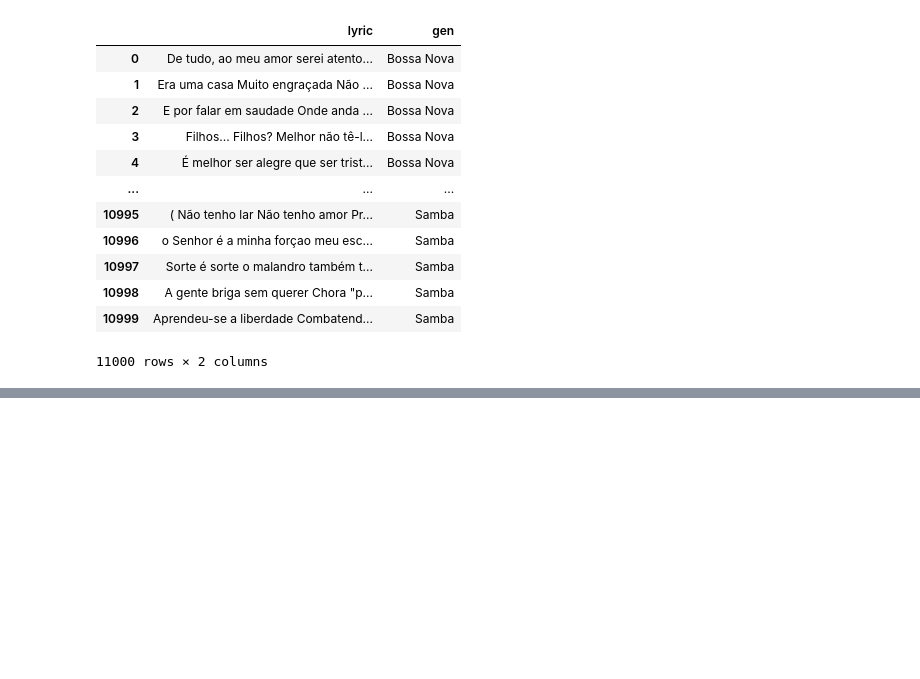
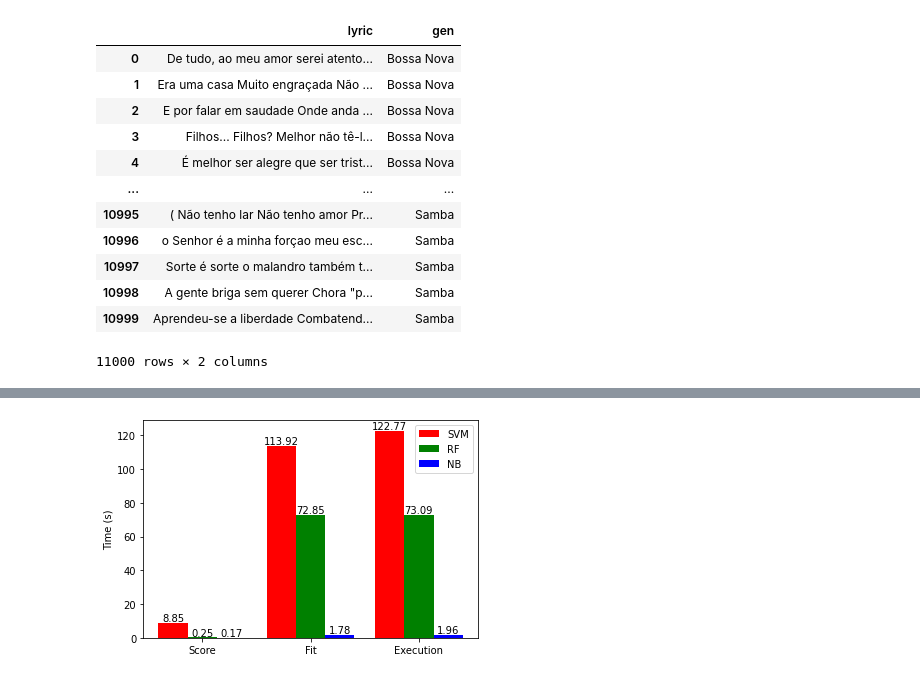
Before and after one commit to LucasAraujoBR/IA_project, a Jupyter notebook: Caso base.ipynb, the cells around one changed output, grey strips where cells are left out. Saved outputs shown, nothing was run; the diff lists cells and outputs as text; code cells hidden in the pictures; blank space fills up the shorter version.

```diff
--- a/Caso base.ipynb
+++ b/Caso base.ipynb
@@ -138,10 +138,10 @@ for count in range(5):
 
     #Aninhamento de médias
     #SVM
-    alg['SVM']['fit_time'] = np.append(alg['SVM']['fit_time'], scores_svm['fit_time'].mean())
-    alg['SVM']['score_time'] = np.append(alg['SVM']['score_time'], scores_svm['score_time'].mean())
-    alg['SVM']['test_accuracy'] = np.append(alg['SVM']['test_accuracy'], scores_svm['test_accuracy'].mean())
-    alg['SVM']['test_f1_score'] = np.append(alg['SVM']['test_f1_score'], scores_svm['test_f1_score'].mean())
+    alg['SVM']['fit_time'] = np.append(alg['SVM']['fit_time'], scores_svc['fit_time'].mean())
+    alg['SVM']['score_time'] = np.append(alg['SVM']['score_time'], scores_svc['score_time'].mean())
+    alg['SVM']['test_accuracy'] = np.append(alg['SVM']['test_accuracy'], scores_svc['test_accuracy'].mean())
+    alg['SVM']['test_f1_score'] = np.append(alg['SVM']['test_f1_score'], scores_svc['test_f1_score'].mean())
     #NB
     alg['NB']['fit_time'] = np.append(alg['NB']['fit_time'], scores_nb['fit_time'].mean())
     alg['NB']['score_time'] = np.append(alg['NB']['score_time'], scores_nb['score_time'].mean())
@@ -163 +190,4 @@ array([0.27017698, 0.26408484, 0.25601187, 0.29369226, 0.28299279])
 # %%
+alg_media_final['SVM']['execution_time'] = alg_media_final['SVM']['fit_time'] + alg_media_final['SVM']['score_time']
+alg_media_final['RF']['execution_time'] = alg_media_final['RF']['fit_time'] + alg_media_final['RF']['score_time']
+alg_media_final['NB']['execution_time'] = alg_media_final['NB']['fit_time'] + alg_media_final['NB']['score_time']
@@ -165,0 +214,33 @@ NameError: name 'alg' is not defined
+# %%
+N = 3
+ind = np.arange(N)  # the x locations for the groups
+width = 0.27      # the width of the bars
+
+fig = plt.figure()
+ax = fig.add_subplot()
+
+yvals = [alg_media_final['SVM']['score_time'], alg_media_final['SVM']['fit_time'], alg_media_final['SVM']['execution_time']]
+rects1 = ax.bar(ind, yvals, width, color='r')
+zvals = [alg_media_final['RF']['score_time'], alg_media_final['RF']['fit_time'], alg_media_final['RF']['execution_time']]
+rects2 = ax.bar(ind+width, zvals, width, color='g')
+kvals = [alg_media_final['NB']['score_time'], alg_media_final['NB']['fit_time'], alg_media_final['NB']['execution_time']]
+rects3 = ax.bar(ind+width*2, kvals, width, color='b')
+
+ax.set_ylabel('Time (s)')
+ax.set_xticks(ind+width)
+ax.set_xticklabels( ('Score', 'Fit', 'Execution') )
+ax.legend( (rects1[0], rects2[0], rects3[0]), ('SVM', 'RF', 'NB') )
+
+def autolabel(rects):
+    for rect in rects:
+        h = rect.get_height()
+        ax.text(rect.get_x()+rect.get_width()/2., h+1, '%.2f'%h,
+                ha='center')
+
+autolabel(rects1)
+autolabel(rects2)
+autolabel(rects3)
+
+plt.show()
+# %% [output]
+[figure, added]
```
Also changed, not shown: parts of 6 cells of this notebook, 2 other files.
